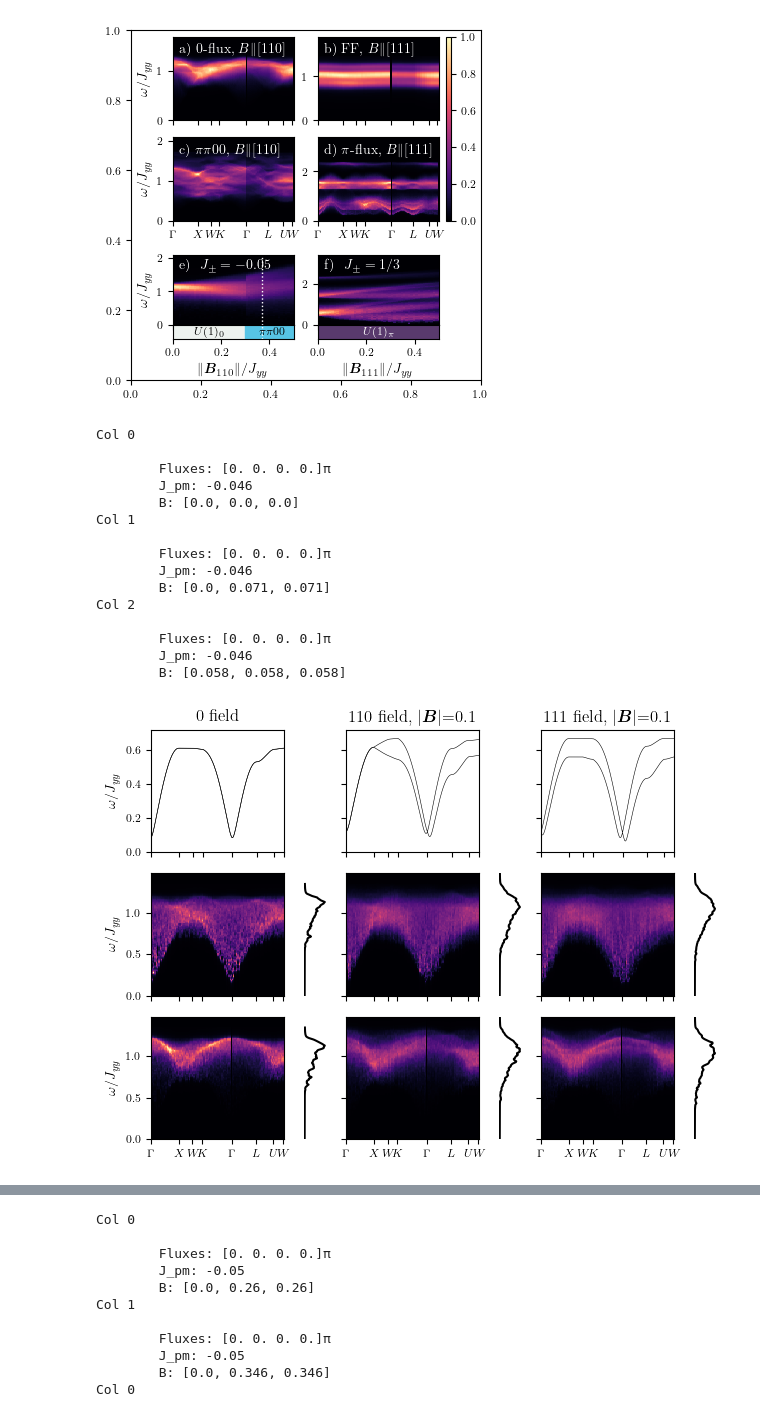
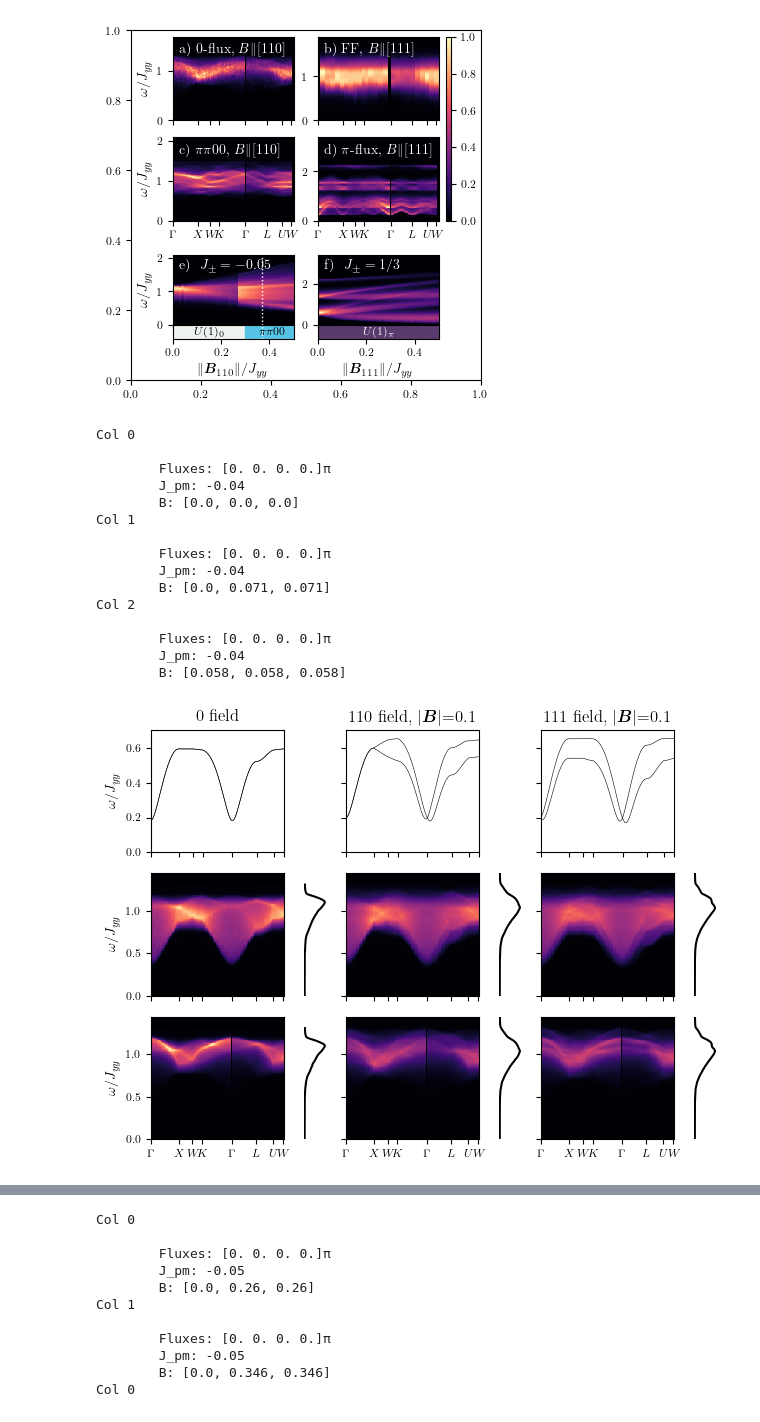
Before and after one commit to Spuriosity1/qsi-spinon-gmft, a Jupyter notebook: plot_pretty.ipynb, the cells around one changed output, grey strips where cells are left out. Saved outputs shown, nothing was run; the diff lists cells and outputs as text; code cells hidden in the pictures.

```diff
--- a/plot_pretty.ipynb
+++ b/plot_pretty.ipynb
@@ -242,18 +242,18 @@ Ax2 = subfigs[1].subplots(2, 2, sharex=True, height_ratios=[2, 0.4])
 # [ ππ00-tune, πflux-tune]
 
 settings=[
-    "?name=0flux?J_pm=-0.046?B=[0.000,0.042,0.042].jld",
-    # "?name=FF-kludge?J_pm=-0.050?B=[0.224,0.224,0.224].jld",
-    "?name=FF-kludge?J_pm=-0.010?B=[0.100,0.100,0.100].jld",
-    "?name=pipi00+1e-4?J_pm=-0.050?B=[0.000,0.260,0.260].jld",
-    "?name=piflux-2?J_pm=0.333?B=[0.058,0.058,0.058].jld"
+    "?name=0flux?J_pm=-0.040?B=[0.000,0.071,0.071].jld",
+    # "?name=FF?J_pm=-0.010?B=[0.080,0.080,0.080].jld",
+    "?name=TEST_FF?J_pm=-0.030?B=[0.131,0.131,0.131].jld",
+    "?name=pipi00?J_pm=-0.040?B=[0.000,0.166,0.166].jld",
+    "?name=piflux?J_pm=0.300?B=[0.058,0.058,0.058].jld"
 ]
 
 settings_sweep = [
     # "int_fieldsweep?name=pipi00-along?J_pm=-0.050?B=[0.577,0.577,0.577].jld",
     # "int_fieldsweep?name=pipi00-along?J_pm=-0.050?B=[0.577,0.577,0.577].jld",
-    "int_fieldsweep?name=TEST_mix_pipi00?J_pm=-0.050?B=[0.000,0.000,0.000].jld",
-    "int_fieldsweep?name=piflux-along?J_pm=0.333?B=[0.577,0.577,0.577].jld"
+    "int_fieldsweep?name=TEST_mix_pipi00?J_pm=-0.040?B=[0.000,0.000,0.000].jld",
+    "int_fieldsweep?name=piflux-along?J_pm=0.300?B=[0.000,0.000,0.000].jld"
 ]
 
 
@@ -336,35 +336,35 @@ Right = 0.88
 subfigs[0].subplots_adjust(top=top_top,right=Right,left=Left,bottom=top_bottom)
 cax = subfigs[0].add_axes([0.9,0.1,0.015,top_top-top_bottom])
 subfigs[0].colorbar(matplotlib.cm.ScalarMappable(cmap=cmap), orientation='vertical', cax=cax)
 
 # Ax2[0][0].axvline(,color='green',lw=1)
 bottom_top = 0.99
 bottom_bottom = 0.33
 # cax2 = subfigs[1].add_axes([0.9,bottom_bottom,0.02,bottom_top-bottom_bottom])
 # subfigs[1].colorbar(matplotlib.cm.ScalarMappable(cmap=cmap2), orientation='vertical', cax=cax2)
 subfigs[1].subplots_adjust(top=bottom_top,right=Right,left=Left,bottom=bottom_bottom,hspace=0)
 
 for a in Ax2[1]:
     a.set_yticks([])
     a.set_ylim([0,1])
 
 Bmin = np.sqrt(-9*-0.05/5)
 Ax2[1][0].add_patch(matplotlib.patches.Rectangle((0,0), Bmin, 1, color=phase_colors['flux0']))
 Ax2[1][0].text(Bmin/2,0.5,r"$U(1)_0$",horizontalalignment="center", verticalalignment="center",fontsize=8)
 Ax2[1][0].add_patch(matplotlib.patches.Rectangle((Bmin,0), 1, 1, color=phase_colors['ππ00']))
 Ax2[1][0].text(0.41,0.5,r"$\pi\pi00$",horizontalalignment="center", verticalalignment="center",fontsize=8)
 Ax2[1][0].set_xlabel(r"$\|\boldsymbol{B}_{110}\|/J_{yy}$")
 
 
 Ax2[1][1].add_patch(matplotlib.patches.Rectangle((0,0), 1, 1, color=phase_colors['πflux']))
 Ax2[1][1].text(0.25,0.5,r"$U(1)_\pi$",horizontalalignment="center", verticalalignment="center",fontsize=8,color='w')
 Ax2[1][1].set_xlabel(r"$\|\boldsymbol{B}_{111}\|/J_{yy}$")
 
 
-# fig.savefig(SAVEPATH_FINAL+"/maintext-spinon.pdf",dpi=300)
+fig.savefig(SAVEPATH_FINAL+"/maintext-spinon.pdf",dpi=300)
 fig.add_axes([0,0,1,1]).patch.set_alpha(0)
 # %% [output]
-[figure, old version]
+[figure, new version]
 # %%
 def parsinate_B(s):
     return np.linalg.norm(s.split('[')[-1].split(']')[0].split(','))
@@ -372,9 +372,9 @@ def parsinate_B(s):
 
 
 settings_0flux_test = [
-    "?name=test-0flux?J_pm=-0.046?B=[0.000,0.000,0.000].jld",
-    "?name=test-0flux?J_pm=-0.046?B=[0.000,0.071,0.071].jld",
-    "?name=test-0flux?J_pm=-0.046?B=[0.058,0.058,0.058].jld"
+    "?name=0flux?J_pm=-0.040?B=[0.000,0.000,0.000].jld",
+    "?name=0flux?J_pm=-0.040?B=[0.000,0.071,0.071].jld",
+    "?name=0flux?J_pm=-0.040?B=[0.058,0.058,0.058].jld"
 ]
 
 
@@ -393,16 +393,16 @@ fig, Ax = plot_all(settings_0flux_test, titles, normalise_intensity=True)
 Col 0
 
         Fluxes: [0. 0. 0. 0.]π
-        J_pm: -0.046
+        J_pm: -0.04
         B: [0.0, 0.0, 0.0]
 Col 1
 
         Fluxes: [0. 0. 0. 0.]π
-        J_pm: -0.046
+        J_pm: -0.04
         B: [0.0, 0.071, 0.071]
 Col 2
 
         Fluxes: [0. 0. 0. 0.]π
-        J_pm: -0.046
+        J_pm: -0.04
         B: [0.058, 0.058, 0.058]
-[figure, old version]
+[figure, new version]
```
Also changed, not shown: parts of 7 cells of this notebook, 19 other files.
